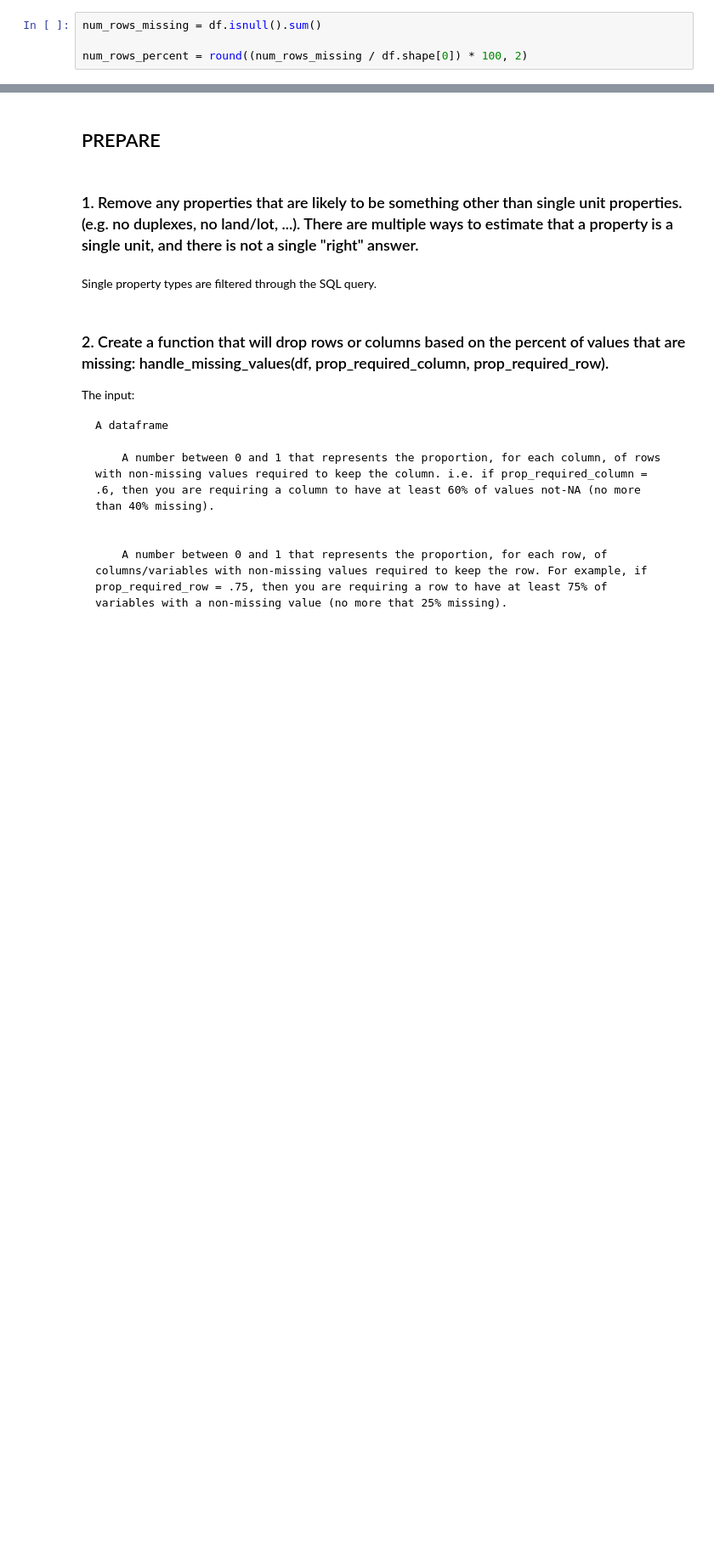
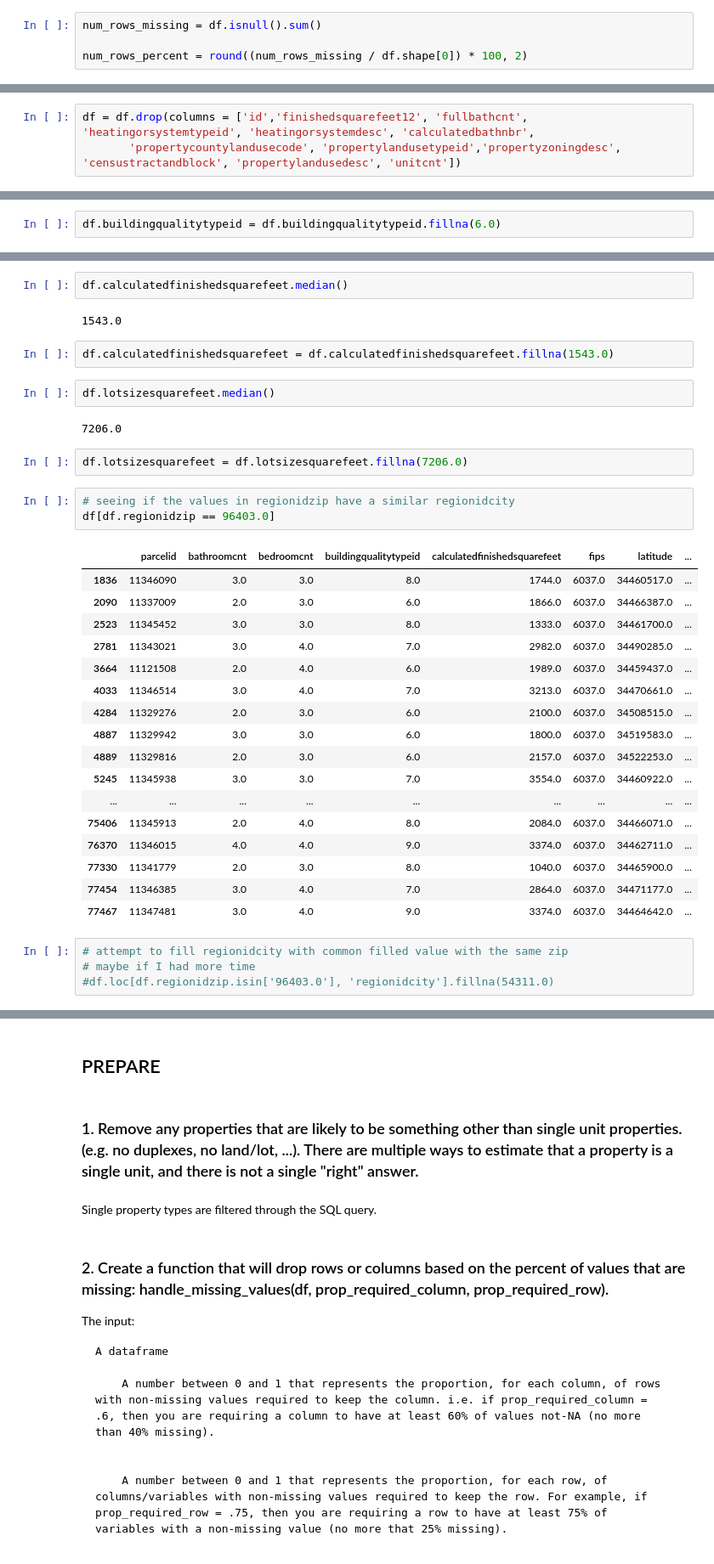
Before and after one commit to elizabethswarren/clustering-exercises, a Jupyter notebook: zillow.ipynb, the cells around one changed output, grey strips where cells are left out. Shown: that part at 85% size. Saved outputs shown, nothing was run; the diff lists cells and outputs as text; blank space fills up the shorter version.

```diff
--- a/zillow.ipynb
+++ b/zillow.ipynb
@@ -248,0 +303,3 @@ null_info(df)
+# %%
+df = df.drop(columns = ['id','finishedsquarefeet12', 'fullbathcnt', 'heatingorsystemtypeid', 'heatingorsystemdesc', 'calculatedbathnbr',
+       'propertycountylandusecode', 'propertylandusetypeid','propertyzoningdesc', 'censustractandblock', 'propertylandusedesc', 'unitcnt'])
@@ -248,0 +346,2 @@ null_info(df)
+# %%
+df.buildingqualitytypeid = df.buildingqualitytypeid.fillna(6.0)
@@ -248,0 +368,37 @@ null_info(df)
+# %%
+df.calculatedfinishedsquarefeet.median()
+# %% [output]
+1543.0
+# %%
+df.calculatedfinishedsquarefeet = df.calculatedfinishedsquarefeet.fillna(1543.0)
+# %%
+df.lotsizesquarefeet.median()
+# %% [output]
+7206.0
+# %%
+df.lotsizesquarefeet = df.lotsizesquarefeet.fillna(7206.0)
+# %%
+# seeing if the values in regionidzip have a similar regionidcity
+df[df.regionidzip == 96403.0]
+# %% [output]
+|  | parcelid | bathroomcnt | bedroomcnt | buildingqualitytypeid | calculatedfinishedsquarefeet | fips | latitude | ... |
+| 1836 | 11346090 | 3.0 | 3.0 | 8.0 | 1744.0 | 6037.0 | 34460517.0 | ... |
+| 2090 | 11337009 | 2.0 | 3.0 | 6.0 | 1866.0 | 6037.0 | 34466387.0 | ... |
+| 2523 | 11345452 | 3.0 | 3.0 | 8.0 | 1333.0 | 6037.0 | 34461700.0 | ... |
+| 2781 | 11343021 | 3.0 | 4.0 | 7.0 | 2982.0 | 6037.0 | 34490285.0 | ... |
+| 3664 | 11121508 | 2.0 | 4.0 | 6.0 | 1989.0 | 6037.0 | 34459437.0 | ... |
+| 4033 | 11346514 | 3.0 | 4.0 | 7.0 | 3213.0 | 6037.0 | 34470661.0 | ... |
+| 4284 | 11329276 | 2.0 | 3.0 | 6.0 | 2100.0 | 6037.0 | 34508515.0 | ... |
+| 4887 | 11329942 | 3.0 | 3.0 | 6.0 | 1800.0 | 6037.0 | 34519583.0 | ... |
+| 4889 | 11329816 | 2.0 | 3.0 | 6.0 | 2157.0 | 6037.0 | 34522253.0 | ... |
+| 5245 | 11345938 | 3.0 | 3.0 | 7.0 | 3554.0 | 6037.0 | 34460922.0 | ... |
+| ... | ... | ... | ... | ... | ... | ... | ... | ... |
+| 75406 | 11345913 | 2.0 | 4.0 | 8.0 | 2084.0 | 6037.0 | 34466071.0 | ... |
+| 76370 | 11346015 | 4.0 | 4.0 | 9.0 | 3374.0 | 6037.0 | 34462711.0 | ... |
+| 77330 | 11341779 | 2.0 | 3.0 | 8.0 | 1040.0 | 6037.0 | 34465900.0 | ... |
+| 77454 | 11346385 | 3.0 | 4.0 | 7.0 | 2864.0 | 6037.0 | 34471177.0 | ... |
+| 77467 | 11347481 | 3.0 | 4.0 | 9.0 | 3374.0 | 6037.0 | 34464642.0 | ... |
+# %%
+# attempt to fill regionidcity with common filled value with the same zip
+# maybe if I had more time
+#df.loc[df.regionidzip.isin['96403.0'], 'regionidcity'].fillna(54311.0)
```
Also changed, not shown: parts of 31 cells of this notebook.
